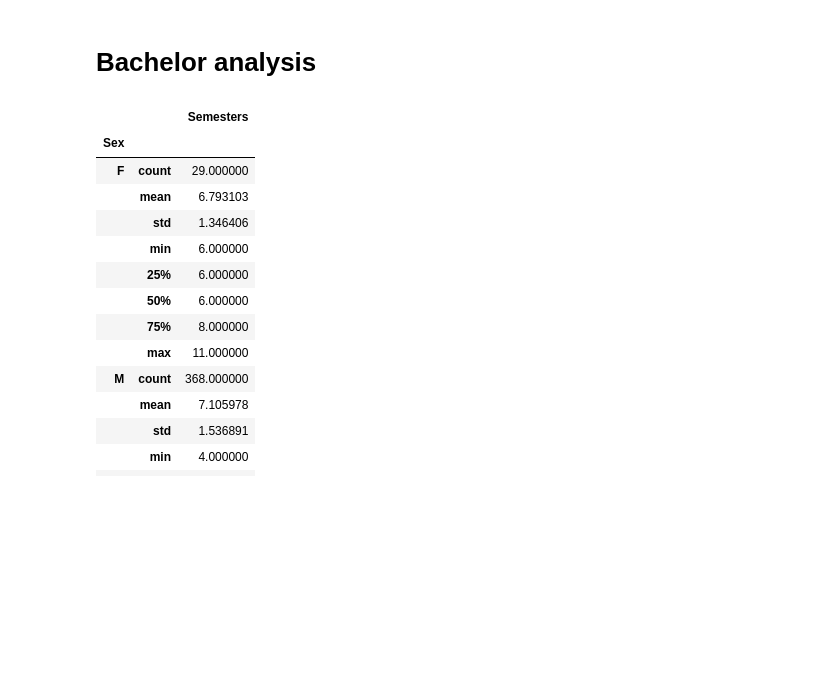
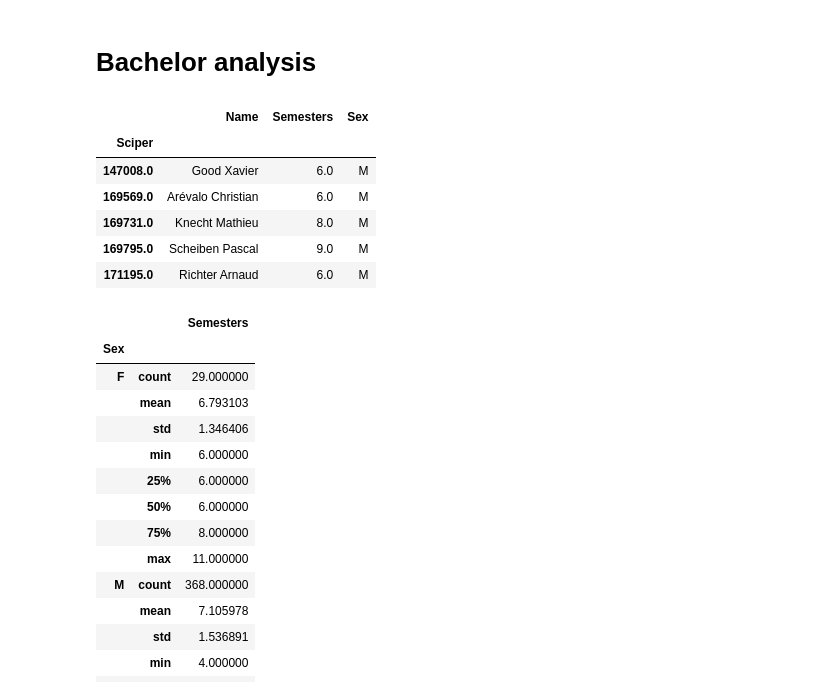
Before and after one commit to Bondzio/ADA_hw2016, a Jupyter notebook: 02 - Data from the Web/Homework2.ipynb, the cells around one changed output. Drawn from its saved outputs; the diff is of its cells as text; code cells hidden in the pictures; blank space fills up the shorter version.

```diff
--- a/02 - Data from the Web/Homework2.ipynb
+++ b/02 - Data from the Web/Homework2.ipynb
@@ -165,26 +165,33 @@ groups_bachelor=total_bachelor.groupby('Sciper')
 # %%
 final_df_bachelor=pd.DataFrame({'Sciper':[],'Name':[],'Sex':[],'Semesters':[]})
 
 for student,group in groups_bachelor:
     first_year=group['Semester'].isin([1]).sum()
     last_year=group['Semester'].isin([6]).sum()
 
     if first_year and last_year:
         number_of_years=group.shape[0]
         name=group['Name'].iloc[0]
         sex=group['Sex'].iloc[0]
         if sex=="Monsieur":
             sex='M'
         elif sex=="Madame":
             sex='F'
         else:
             raise("Not existing sex")
         ser=pd.DataFrame({'Sciper':[student],'Name':[name],'Sex':[sex],'Semesters':[number_of_years]})
         final_df_bachelor=final_df_bachelor.append(ser)
 
 final_df_bachelor=final_df_bachelor.set_index('Sciper')
-#[t.get_group(x)['Semester'].isin([1]) for x in total['Sciper']]
-#df=total[[t.get_group(x)['Semester'].isin([1]) for x in total['Sciper']]]
+final_df_bachelor.head()
+# %% [output]
+|  | Name | Semesters | Sex |
+| Sciper |  |  |  |
+| 147008.0 | Good Xavier | 6.0 | M |
+| 169569.0 | Arévalo Christian | 6.0 | M |
+| 169731.0 | Knecht Mathieu | 8.0 | M |
+| 169795.0 | Scheiben Pascal | 9.0 | M |
+| 171195.0 | Richter Arnaud | 6.0 | M |
 # %%
 final_df_bachelor[['Sex','Semesters']].groupby('Sex').describe()
 # %% [output]
```
Also changed, not shown: parts of 5 cells of this notebook.
